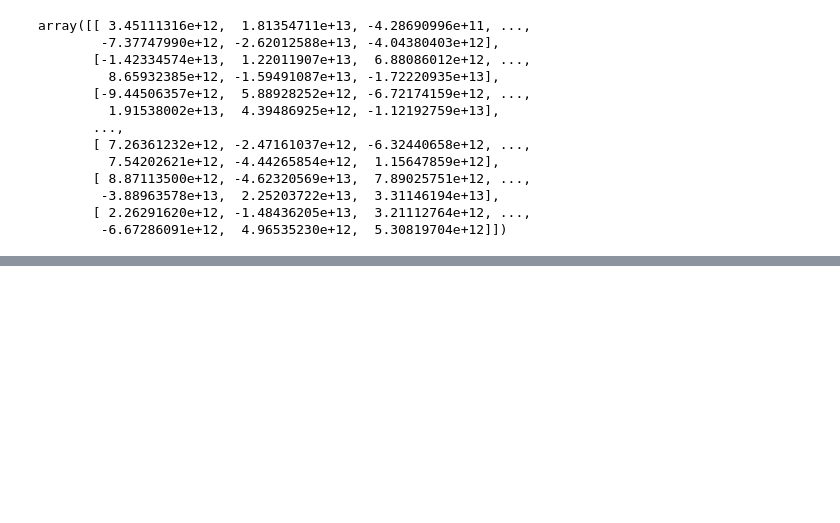
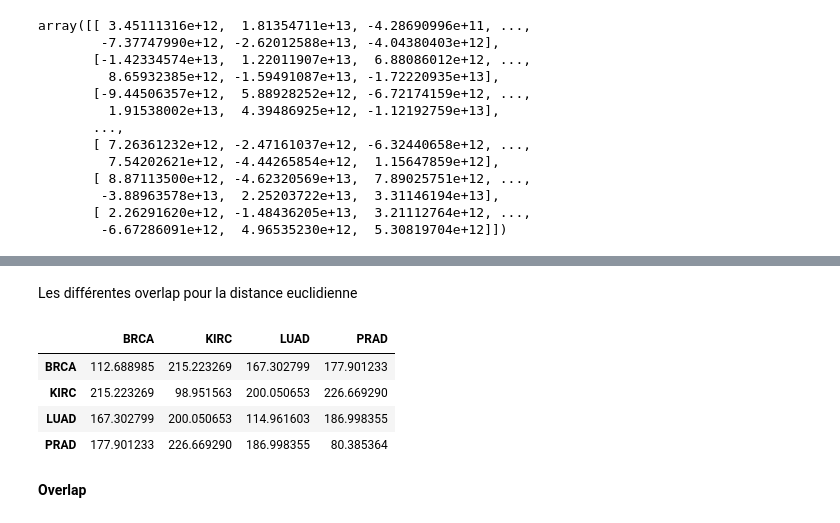
Before and after one commit to KHALOUIoussama/TP1_sciences_donnees, a Jupyter notebook: notebook.ipynb, the cells around one changed output, grey strips where cells are left out. Saved outputs shown, nothing was run; the diff lists cells and outputs as text; code cells hidden in the pictures; blank space fills up the shorter version.

```diff
--- a/notebook.ipynb
+++ b/notebook.ipynb
@@ -198,0 +267,12 @@ distance_intra('LUAD')
+# %% [markdown]
+Les différentes overlap pour la distance euclidienne
+# %%
+func_dist_inter_dict('euclidienne')
+# %% [output]
+|  | BRCA | KIRC | LUAD | PRAD |
+| BRCA | 112.688985 | 215.223269 | 167.302799 | 177.901233 |
+| KIRC | 215.223269 | 98.951563 | 200.050653 | 226.669290 |
+| LUAD | 167.302799 | 200.050653 | 114.961603 | 186.998355 |
+| PRAD | 177.901233 | 226.669290 | 186.998355 | 80.385364 |
+# %% [markdown]
+**Overlap**
```
Also changed, not shown: parts of 21 cells of this notebook.
